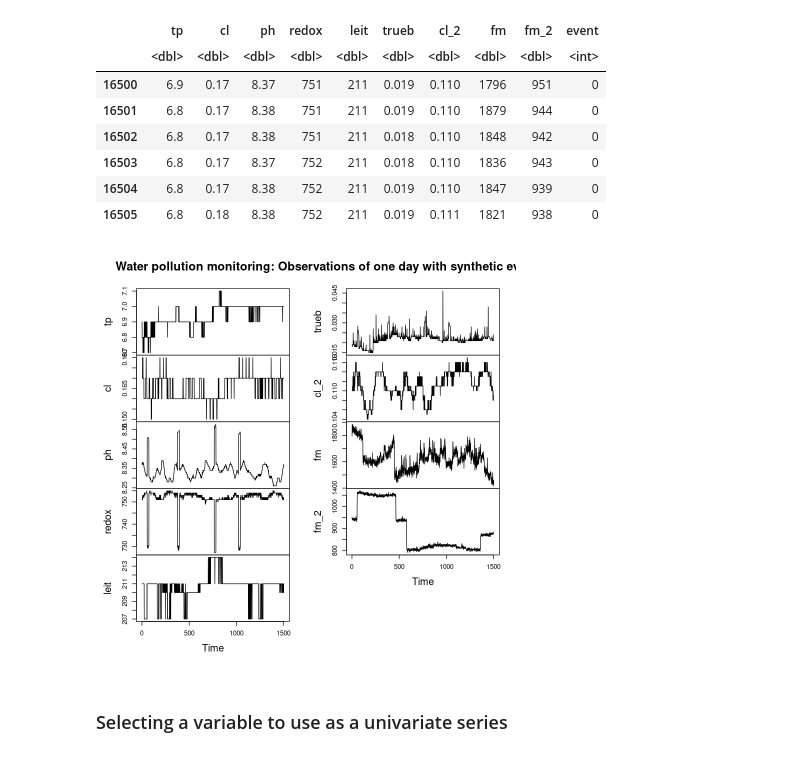
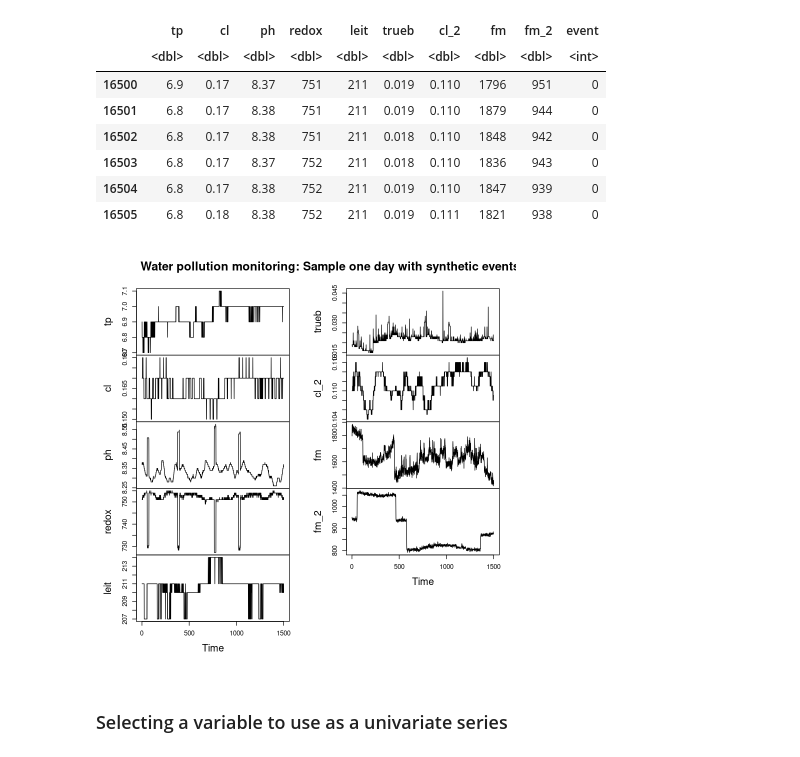
Before and after one commit to janiosl/rDS, a Jupyter notebook: cefet/dal_event_datasets.ipynb, the cells around one changed output. Drawn from its saved outputs; the diff is of its cells as text; code cells hidden in the pictures.

```diff
--- a/cefet/dal_event_datasets.ipynb
+++ b/cefet/dal_event_datasets.ipynb
@@ -121,9 +120,9 @@ A data.frame: 6 × 10
 # %%
 #Plotting the sample
 plot(as.ts(gecco[,1:9]),
-    main="Water pollution monitoring: Observations of one day with synthetic events")
+    main="Water pollution monitoring: Sample one day with synthetic events")
 # %% [output]
-[figure, old version]
+[figure, new version]
 # %% [markdown]
 ### Selecting a variable to use as a univariate series
 # %%
```
Also changed, not shown: parts of 4 cells of this notebook.
